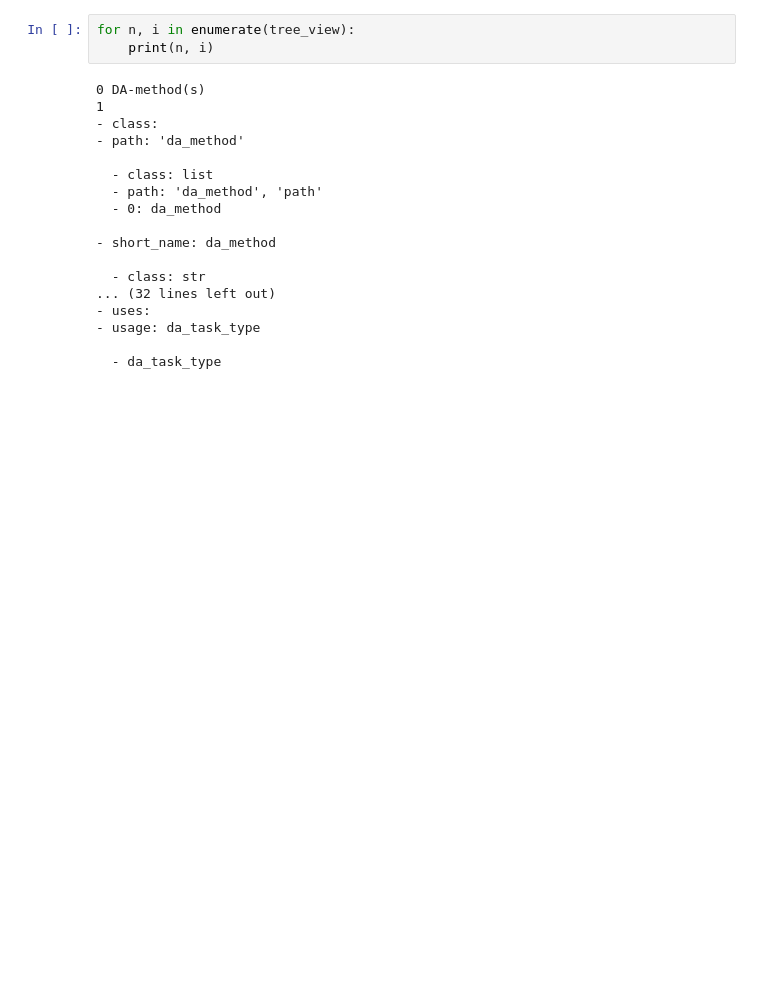
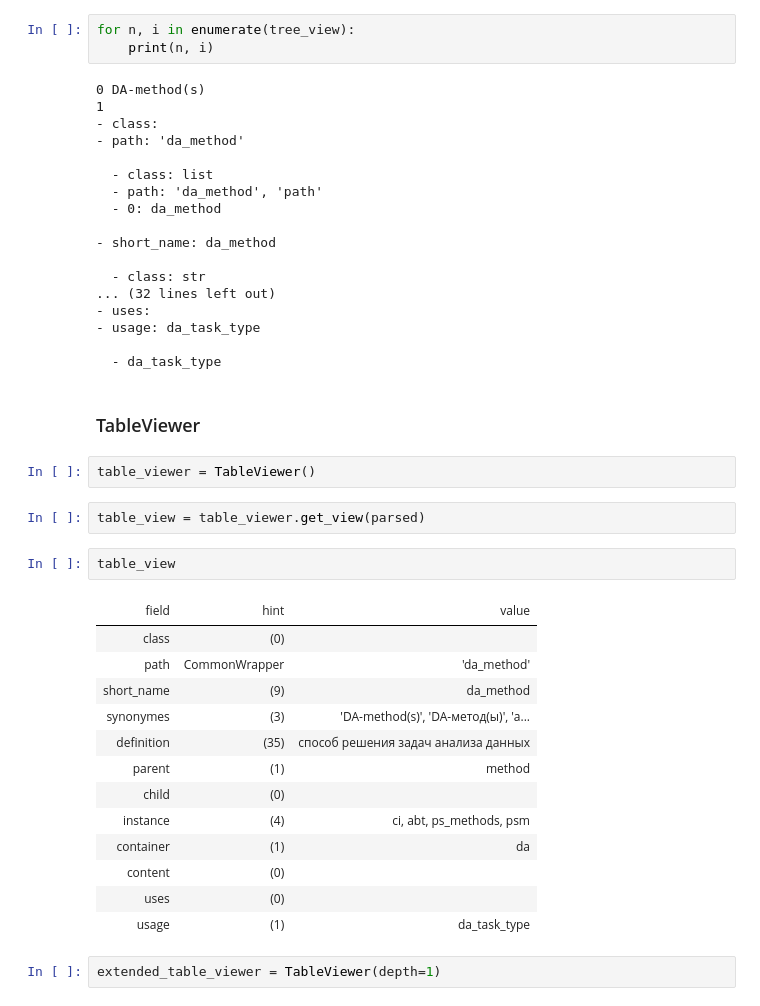
Before and after one commit to az365/guider, a Jupyter notebook: examples/examples.ipynb, the cells around one changed output. Saved outputs shown, nothing was run; the diff lists cells and outputs as text; blank space fills up the shorter version.

```diff
--- a/examples/examples.ipynb
+++ b/examples/examples.ipynb
@@ -494,3 +495,27 @@ for n, i in enumerate(tree_view):
 - usage: da_task_type
 
   - da_task_type
+# %% [markdown]
+### TableViewer
+# %%
+table_viewer = TableViewer()
+# %%
+table_view = table_viewer.get_view(parsed)
+# %%
+table_view
+# %% [output]
+| field | hint | value |
+| class | (0) |  |
+| path | CommonWrapper | 'da_method' |
+| short_name | (9) | da_method |
+| synonymes | (3) | 'DA-method(s)', 'DA-метод(ы)', 'а... |
+| definition | (35) | способ решения задач анализа данных |
+| parent | (1) | method |
+| child | (0) |  |
+| instance | (4) | ci, abt, ps_methods, psm |
+| container | (1) | da |
+| content | (0) |  |
+| uses | (0) |  |
+| usage | (1) | da_task_type |
+# %%
+extended_table_viewer = TableViewer(depth=1)
```
Also changed, not shown: parts of 5 cells of this notebook, 2 other files.
